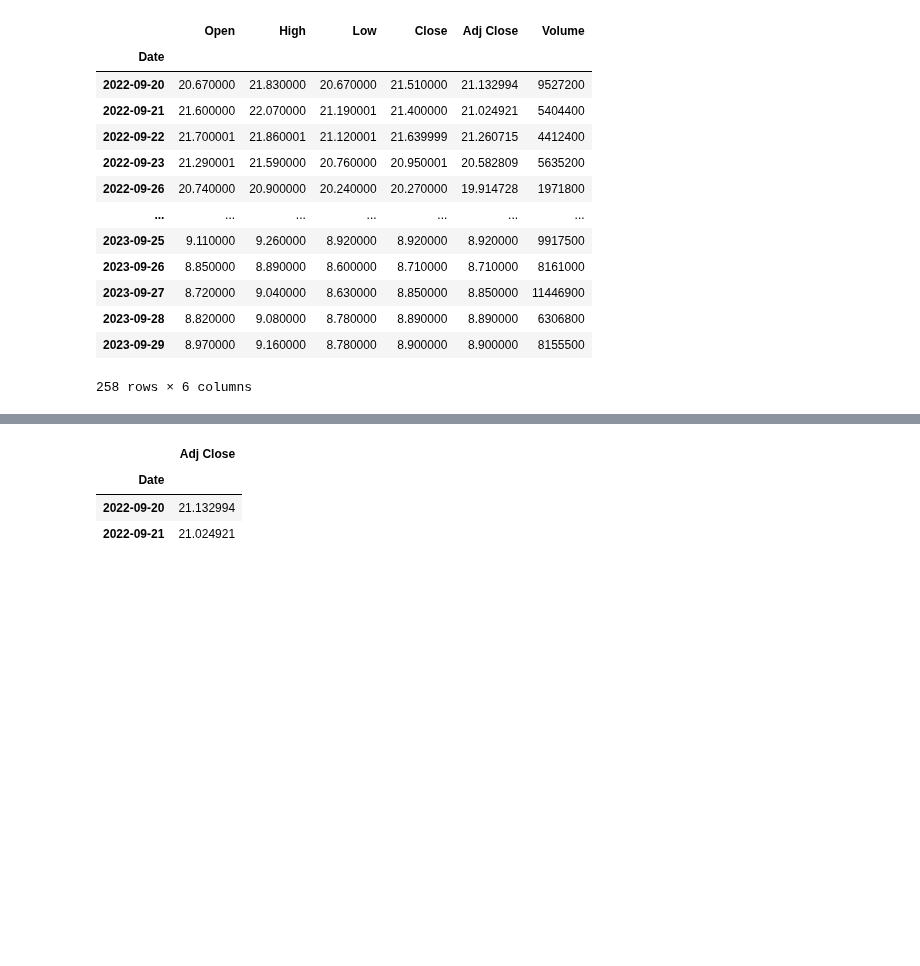
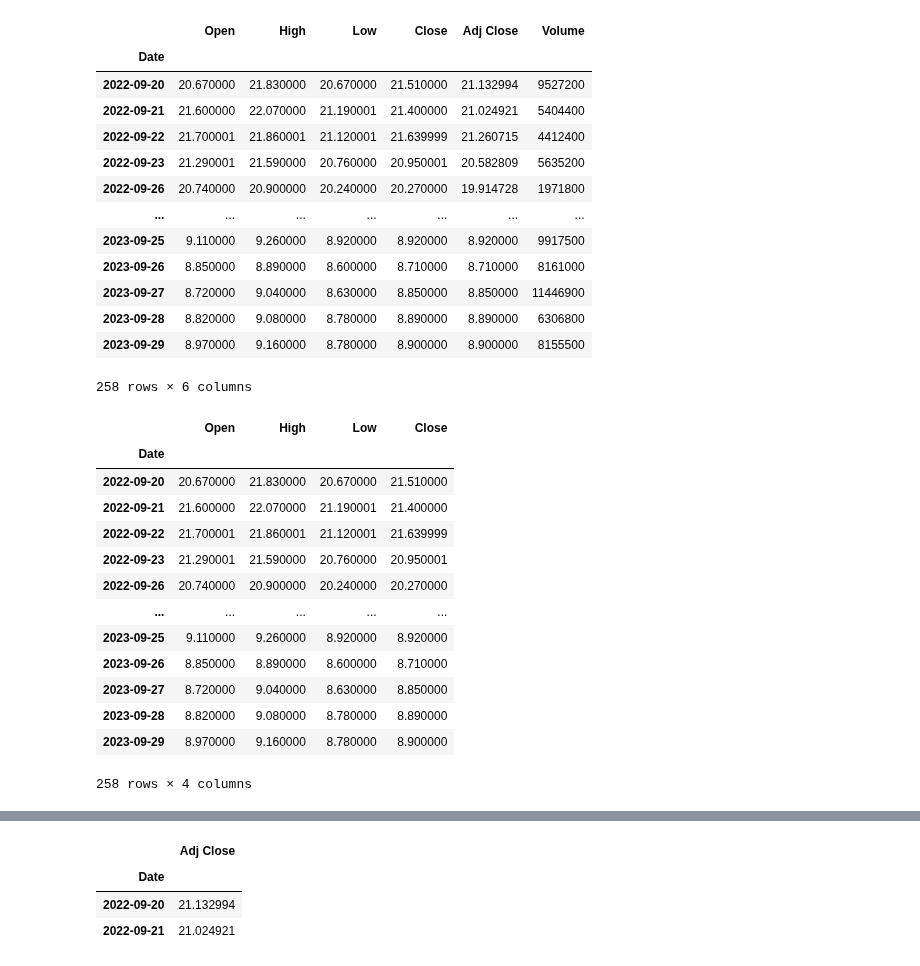
Before and after one commit to facklen/python_para_investimentos, a Jupyter notebook: Análise_Opção_CRFB3V1.ipynb, the cells around one changed output, grey strips where cells are left out. Cells and saved outputs as stored; diff of their text form; code cells hidden in the pictures; blank space fills up the shorter version.

```diff
--- a/Análise_Opção_CRFB3V1.ipynb
+++ b/Análise_Opção_CRFB3V1.ipynb
@@ -46,3 +46,21 @@ Ativo
 | 2023-09-28 | 8.820000 | 9.080000 | 8.780000 | 8.890000 | 8.890000 | 6306800 |
 | 2023-09-29 | 8.970000 | 9.160000 | 8.780000 | 8.900000 | 8.900000 | 8155500 |
 258 rows × 6 columns
+# %%
+ohlc = Ativo.loc[:, ['Open', 'High', 'Low', 'Close']]
+ohlc
+# %% [output]
+|  | Open | High | Low | Close |
+| Date |  |  |  |  |
+| 2022-09-20 | 20.670000 | 21.830000 | 20.670000 | 21.510000 |
+| 2022-09-21 | 21.600000 | 22.070000 | 21.190001 | 21.400000 |
+| 2022-09-22 | 21.700001 | 21.860001 | 21.120001 | 21.639999 |
+| 2022-09-23 | 21.290001 | 21.590000 | 20.760000 | 20.950001 |
+| 2022-09-26 | 20.740000 | 20.900000 | 20.240000 | 20.270000 |
+| ... | ... | ... | ... | ... |
+| 2023-09-25 | 9.110000 | 9.260000 | 8.920000 | 8.920000 |
+| 2023-09-26 | 8.850000 | 8.890000 | 8.600000 | 8.710000 |
+| 2023-09-27 | 8.720000 | 9.040000 | 8.630000 | 8.850000 |
+| 2023-09-28 | 8.820000 | 9.080000 | 8.780000 | 8.890000 |
+| 2023-09-29 | 8.970000 | 9.160000 | 8.780000 | 8.900000 |
+258 rows × 4 columns
```
Also changed, not shown: parts of 3 cells of this notebook.
